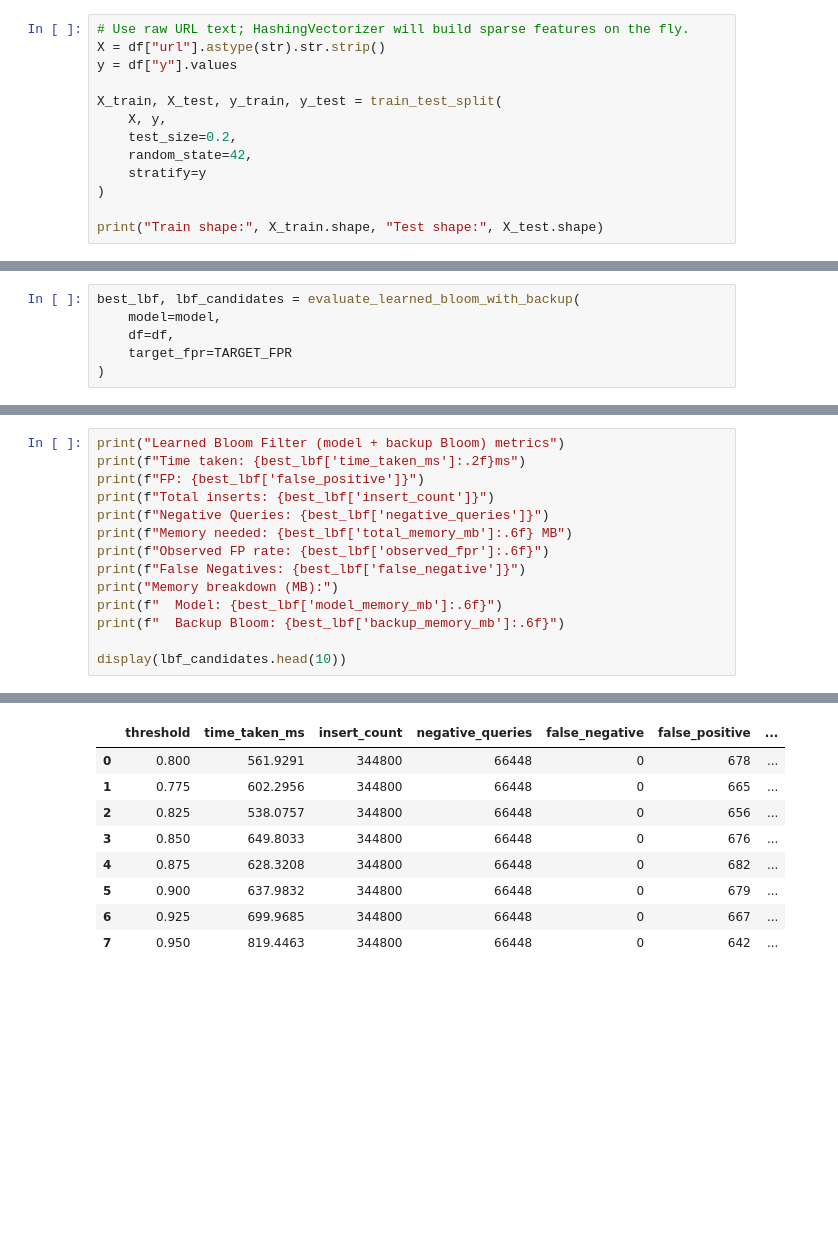
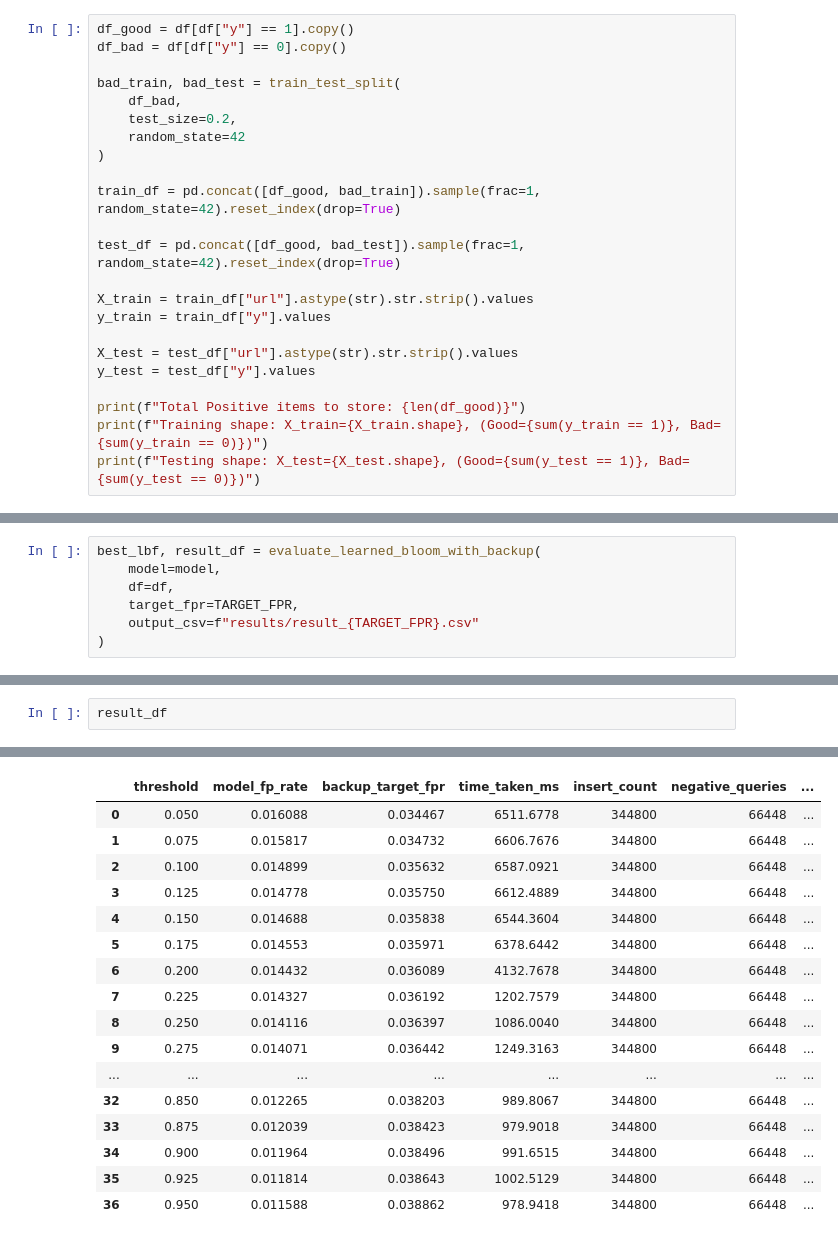
Before and after one commit to hemtilva/learnedBloomFilter, a Jupyter notebook: model.ipynb, the cells around one changed output, grey strips where cells are left out. Saved outputs shown, nothing was run; the diff lists cells and outputs as text; blank space fills up the shorter version.

```diff
--- a/model.ipynb
+++ b/model.ipynb
@@ -115,16 +107,26 @@ good    344821
 bad      75643
 Name: count, dtype: int64
 # %%
-# Use raw URL text; HashingVectorizer will build sparse features on the fly.
-X = df["url"].astype(str).str.strip()
-y = df["y"].values
+df_good = df[df["y"] == 1].copy()
+df_bad = df[df["y"] == 0].copy()
 
-X_train, X_test, y_train, y_test = train_test_split(
-    X, y,
+bad_train, bad_test = train_test_split(
+    df_bad,
     test_size=0.2,
-    random_state=42,
-    stratify=y
+    random_state=42
 )
 
-print("Train shape:", X_train.shape, "Test shape:", X_test.shape)
+train_df = pd.concat([df_good, bad_train]).sample(frac=1, random_state=42).reset_index(drop=True)
+
+test_df = pd.concat([df_good, bad_test]).sample(frac=1, random_state=42).reset_index(drop=True)
+
+X_train = train_df["url"].astype(str).str.strip().values
+y_train = train_df["y"].values
+
+X_test = test_df["url"].astype(str).str.strip().values
+y_test = test_df["y"].values
+
+print(f"Total Positive items to store: {len(df_good)}")
+print(f"Training shape: X_train={X_train.shape}, (Good={sum(y_train == 1)}, Bad={sum(y_train == 0)})")
+print(f"Testing shape: X_test={X_test.shape}, (Good={sum(y_test == 1)}, Bad={sum(y_test == 0)})")
 # %% [output]
@@ -348,7 +365,8 @@ def evaluate_learned_bloom_with_backup(model, df, threshold_grid=None, target_fp
     return best, result_df
 # %%
-best_lbf, lbf_candidates = evaluate_learned_bloom_with_backup(
+best_lbf, result_df = evaluate_learned_bloom_with_backup(
     model=model,
     df=df,
-    target_fpr=TARGET_FPR
+    target_fpr=TARGET_FPR,
+    output_csv=f"results/result_{TARGET_FPR}.csv"
 )
@@ -355,15 +375,3 @@ best_lbf, lbf_candidates = evaluate_learned_bloom_with_backup(
 # %%
-print("Learned Bloom Filter (model + backup Bloom) metrics")
-print(f"Time taken: {best_lbf['time_taken_ms']:.2f}ms")
-print(f"FP: {best_lbf['false_positive']}")
-print(f"Total inserts: {best_lbf['insert_count']}")
-print(f"Negative Queries: {best_lbf['negative_queries']}")
-print(f"Memory needed: {best_lbf['total_memory_mb']:.6f} MB")
-print(f"Observed FP rate: {best_lbf['observed_fpr']:.6f}")
-print(f"False Negatives: {best_lbf['false_negative']}")
-print("Memory breakdown (MB):")
-print(f"  Model: {best_lbf['model_memory_mb']:.6f}")
-print(f"  Backup Bloom: {best_lbf['backup_memory_mb']:.6f}")
-
-display(lbf_candidates.head(10))
+result_df
 # %% [output]
@@ -381,9 +378,17 @@ Memory breakdown (MB):
-|  | threshold | time_taken_ms | insert_count | negative_queries | false_negative | false_positive | ... |
-| 0 | 0.800 | 561.9291 | 344800 | 66448 | 0 | 678 | ... |
-| 1 | 0.775 | 602.2956 | 344800 | 66448 | 0 | 665 | ... |
-| 2 | 0.825 | 538.0757 | 344800 | 66448 | 0 | 656 | ... |
-| 3 | 0.850 | 649.8033 | 344800 | 66448 | 0 | 676 | ... |
-| 4 | 0.875 | 628.3208 | 344800 | 66448 | 0 | 682 | ... |
-| 5 | 0.900 | 637.9832 | 344800 | 66448 | 0 | 679 | ... |
-| 6 | 0.925 | 699.9685 | 344800 | 66448 | 0 | 667 | ... |
-| 7 | 0.950 | 819.4463 | 344800 | 66448 | 0 | 642 | ... |
+|  | threshold | model_fp_rate | backup_target_fpr | time_taken_ms | insert_count | negative_queries | ... |
+| 0 | 0.050 | 0.016088 | 0.034467 | 6511.6778 | 344800 | 66448 | ... |
+| 1 | 0.075 | 0.015817 | 0.034732 | 6606.7676 | 344800 | 66448 | ... |
+| 2 | 0.100 | 0.014899 | 0.035632 | 6587.0921 | 344800 | 66448 | ... |
+| 3 | 0.125 | 0.014778 | 0.035750 | 6612.4889 | 344800 | 66448 | ... |
+| 4 | 0.150 | 0.014688 | 0.035838 | 6544.3604 | 344800 | 66448 | ... |
+| 5 | 0.175 | 0.014553 | 0.035971 | 6378.6442 | 344800 | 66448 | ... |
+| 6 | 0.200 | 0.014432 | 0.036089 | 4132.7678 | 344800 | 66448 | ... |
+| 7 | 0.225 | 0.014327 | 0.036192 | 1202.7579 | 344800 | 66448 | ... |
+| 8 | 0.250 | 0.014116 | 0.036397 | 1086.0040 | 344800 | 66448 | ... |
+| 9 | 0.275 | 0.014071 | 0.036442 | 1249.3163 | 344800 | 66448 | ... |
+| ... | ... | ... | ... | ... | ... | ... | ... |
+| 32 | 0.850 | 0.012265 | 0.038203 | 989.8067 | 344800 | 66448 | ... |
+| 33 | 0.875 | 0.012039 | 0.038423 | 979.9018 | 344800 | 66448 | ... |
+| 34 | 0.900 | 0.011964 | 0.038496 | 991.6515 | 344800 | 66448 | ... |
+| 35 | 0.925 | 0.011814 | 0.038643 | 1002.5129 | 344800 | 66448 | ... |
+| 36 | 0.950 | 0.011588 | 0.038862 | 978.9418 | 344800 | 66448 | ... |
```
Also changed, not shown: parts of 16 cells of this notebook, 58 other files.
